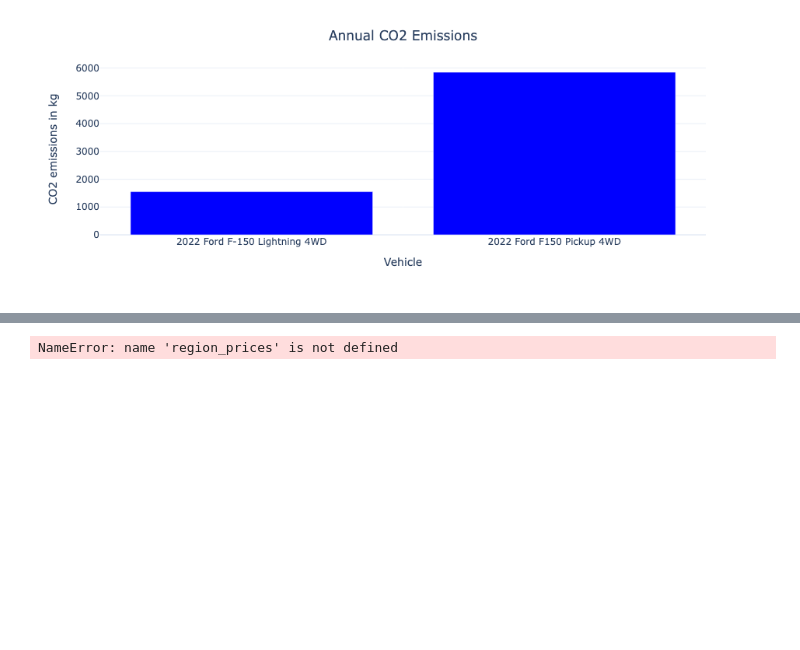
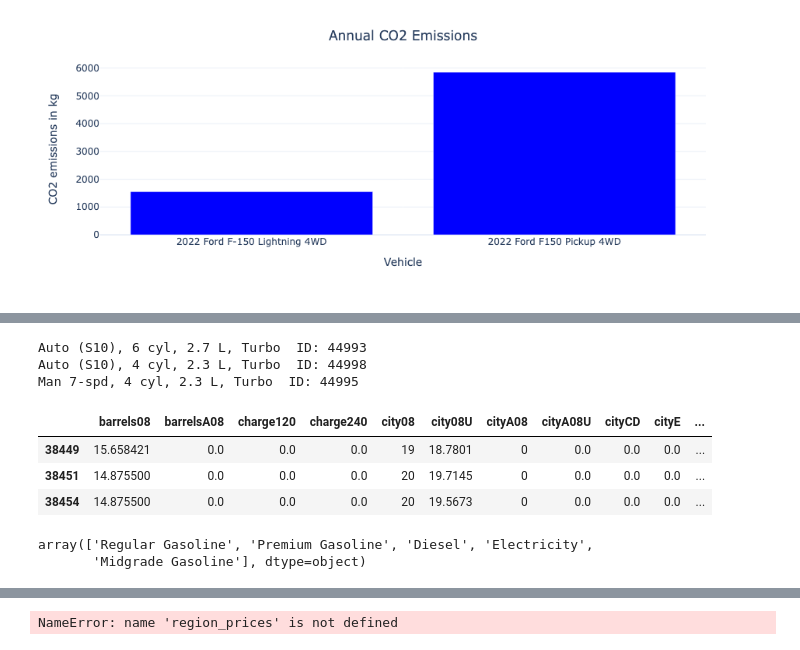
Before and after one commit to richardbradshaw/cars_dash, a Jupyter notebook: Dash_analysis.ipynb, the cells around one changed output, grey strips where cells are left out. Cells and saved outputs as stored; diff of their text form; code cells hidden in the pictures; blank space fills up the shorter version.

```diff
--- a/Dash_analysis.ipynb
+++ b/Dash_analysis.ipynb
@@ -767,0 +818,6 @@ fig.update_traces(marker_color='blue')
+# %%
+drop_index = cars[((cars['cylinders'].isnull()) & (cars['fuelType1'] != 'Electricity')
+      | (cars['trany'].isnull()) & (cars['fuelType1'] != 'Electricity')
+     | (cars['trany'].isnull()) & (cars['fuelType1'] != 'Electricity'))].index
+
+cars = cars.drop(drop_index)
@@ -767,0 +851,26 @@ fig.update_traces(marker_color='blue')
+# %%
+
+
+ds = DataSource.connect("http://www.fueleconomy.gov/ws/rest/vehicle/menu/options", format="xml")
+ds.set_param("year", "2022")
+ds.set_param("make", "Ford").set_param("model", "Bronco 4WD")
+ds.load()
+
+for e in ds.fetch():
+    print( e['text'], " ID:", e['value'] )
+# %% [output]
+Auto (S10), 6 cyl, 2.7 L, Turbo  ID: 44993
+Auto (S10), 4 cyl, 2.3 L, Turbo  ID: 44998
+Man 7-spd, 4 cyl, 2.3 L, Turbo  ID: 44995
+# %%
+cars[(cars['year'] == 2022) & (cars['make'] == 'Ford') & (cars['model'] == 'Bronco 4WD')]
+# %% [output]
+|  | barrels08 | barrelsA08 | charge120 | charge240 | city08 | city08U | cityA08 | cityA08U | cityCD | cityE | ... |
+| 38449 | 15.658421 | 0.0 | 0.0 | 0.0 | 19 | 18.7801 | 0 | 0.0 | 0.0 | 0.0 | ... |
+| 38451 | 14.875500 | 0.0 | 0.0 | 0.0 | 20 | 19.7145 | 0 | 0.0 | 0.0 | 0.0 | ... |
+| 38454 | 14.875500 | 0.0 | 0.0 | 0.0 | 20 | 19.5673 | 0 | 0.0 | 0.0 | 0.0 | ... |
+# %%
+cars['fuelType1'].unique()
+# %% [output]
+array(['Regular Gasoline', 'Premium Gasoline', 'Diesel', 'Electricity',
+       'Midgrade Gasoline'], dtype=object)
```
Also changed, not shown: parts of 24 cells of this notebook, 1 other file.
